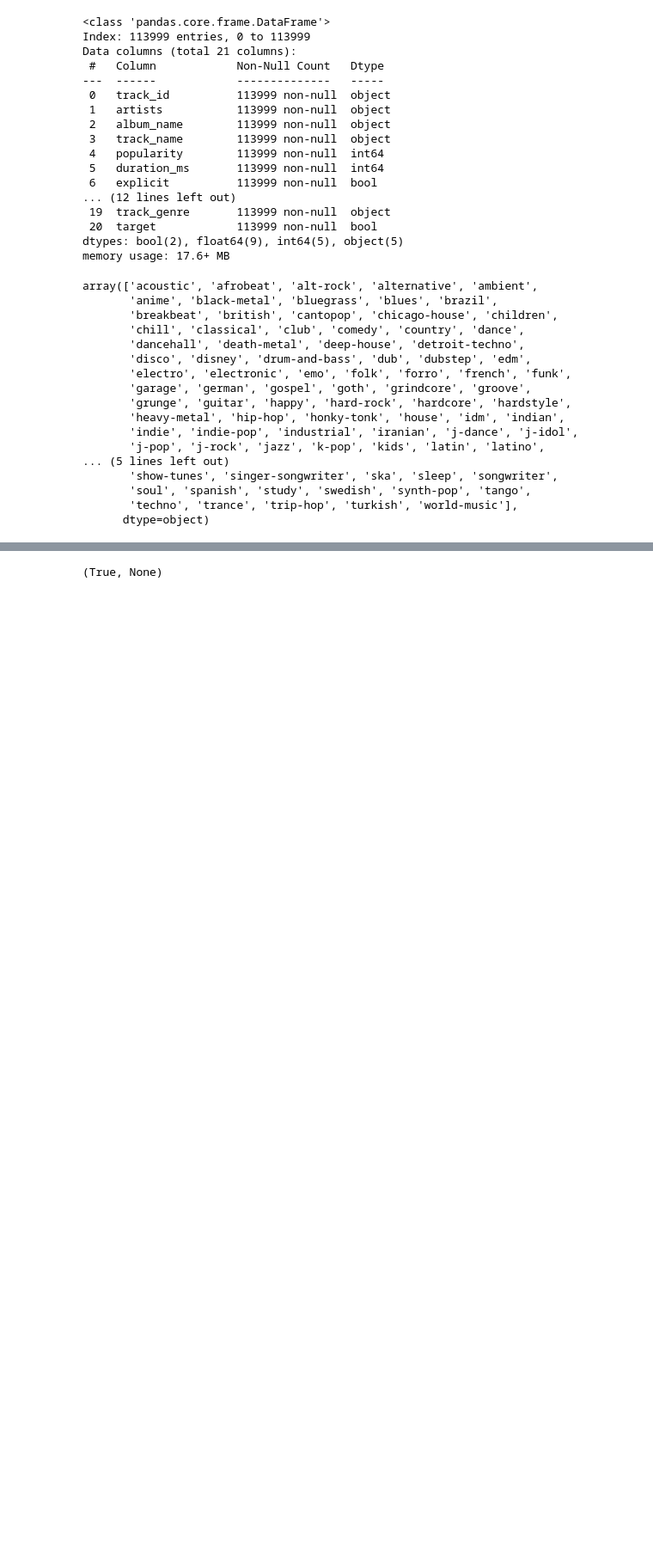
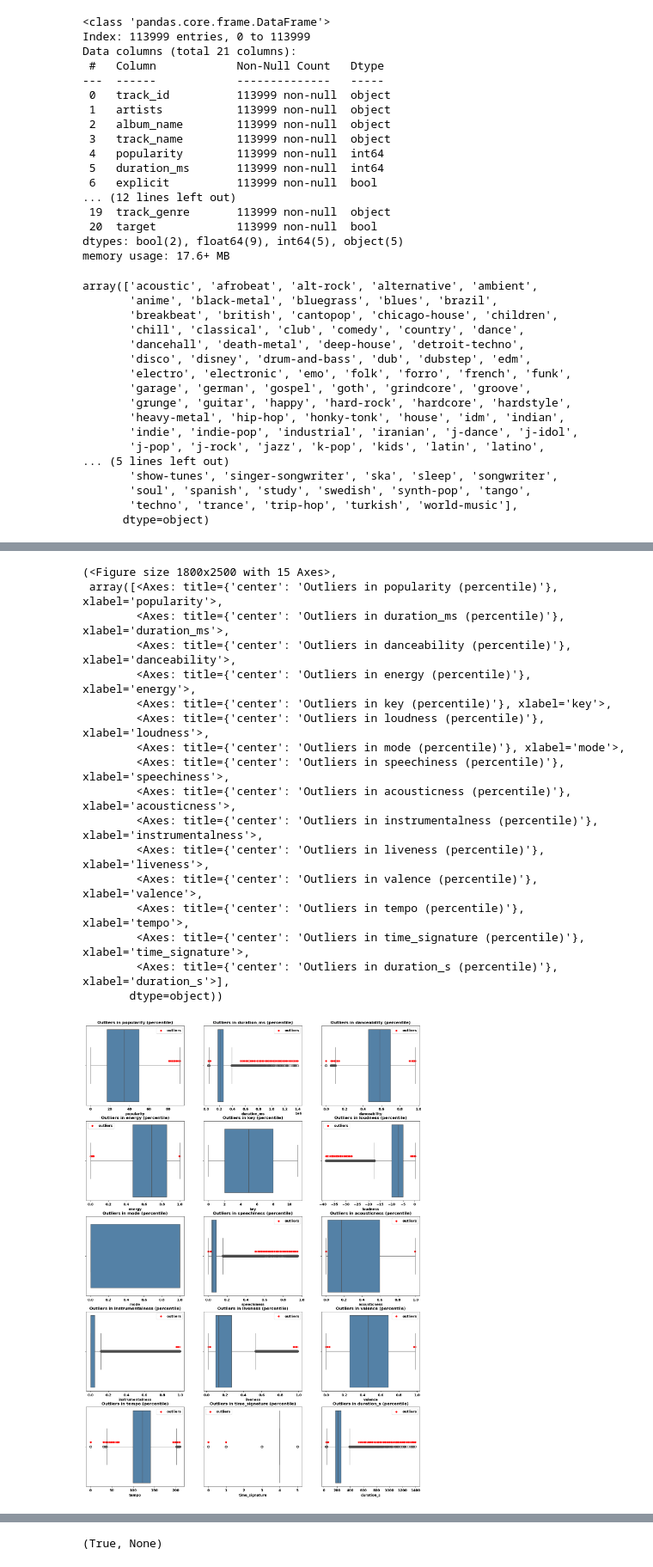
Before and after one commit to Wazard/grupoX-Final-Exam_Spotify, a Jupyter notebook: data/processed/analysis.ipynb, the cells around one changed output, grey strips where cells are left out. Shown: that part at 86% size. Saved outputs shown, nothing was run; the diff lists cells and outputs as text; code cells hidden in the pictures; blank space fills up the shorter version.

```diff
--- a/data/processed/analysis.ipynb
+++ b/data/processed/analysis.ipynb
@@ -158,5 +161,24 @@ See the caveats in the documentation: https://pandas.pydata.org/pandas-docs/stab
 # %%
-#handler.get_outlier_case_study()
+handler.get_outlier_case_study()
+# %% [output]
+(<Figure size 1800x2500 with 15 Axes>,
+ array([<Axes: title={'center': 'Outliers in popularity (percentile)'}, xlabel='popularity'>,
+        <Axes: title={'center': 'Outliers in duration_ms (percentile)'}, xlabel='duration_ms'>,
+        <Axes: title={'center': 'Outliers in danceability (percentile)'}, xlabel='danceability'>,
+        <Axes: title={'center': 'Outliers in energy (percentile)'}, xlabel='energy'>,
+        <Axes: title={'center': 'Outliers in key (percentile)'}, xlabel='key'>,
+        <Axes: title={'center': 'Outliers in loudness (percentile)'}, xlabel='loudness'>,
+        <Axes: title={'center': 'Outliers in mode (percentile)'}, xlabel='mode'>,
+        <Axes: title={'center': 'Outliers in speechiness (percentile)'}, xlabel='speechiness'>,
+        <Axes: title={'center': 'Outliers in acousticness (percentile)'}, xlabel='acousticness'>,
+        <Axes: title={'center': 'Outliers in instrumentalness (percentile)'}, xlabel='instrumentalness'>,
+        <Axes: title={'center': 'Outliers in liveness (percentile)'}, xlabel='liveness'>,
+        <Axes: title={'center': 'Outliers in valence (percentile)'}, xlabel='valence'>,
+        <Axes: title={'center': 'Outliers in tempo (percentile)'}, xlabel='tempo'>,
+        <Axes: title={'center': 'Outliers in time_signature (percentile)'}, xlabel='time_signature'>,
+        <Axes: title={'center': 'Outliers in duration_s (percentile)'}, xlabel='duration_s'>],
+       dtype=object))
+[figure, added]
 # %%
 mask = handler.df['time_signature'] < 1
 handler.df['time_signature'] = handler.df['time_signature'].replace(0,4)
```
Also changed, not shown: parts of 8 cells of this notebook, 8 other files.
